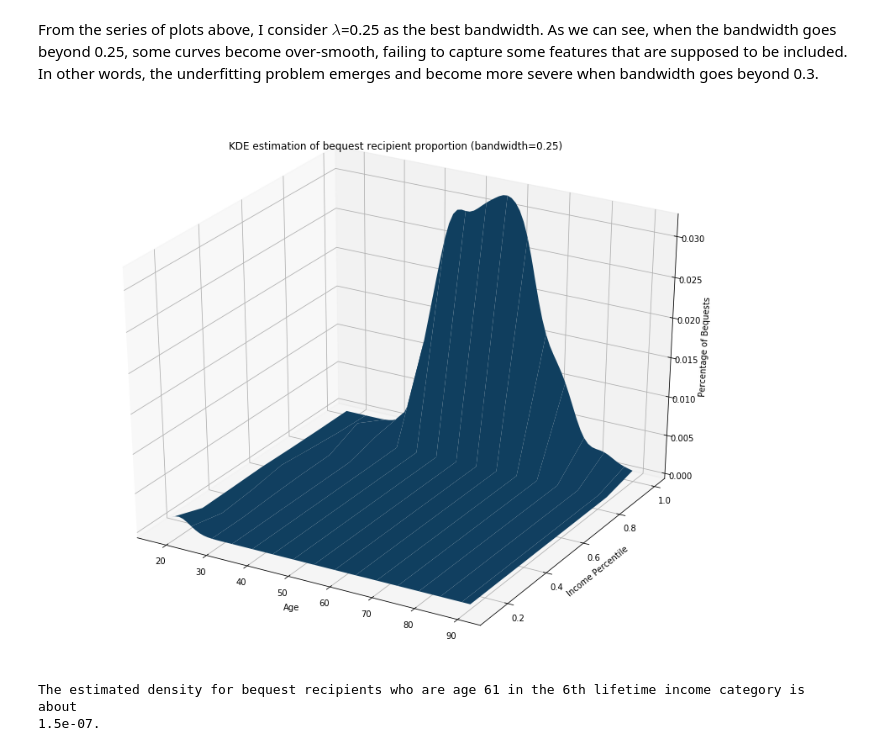
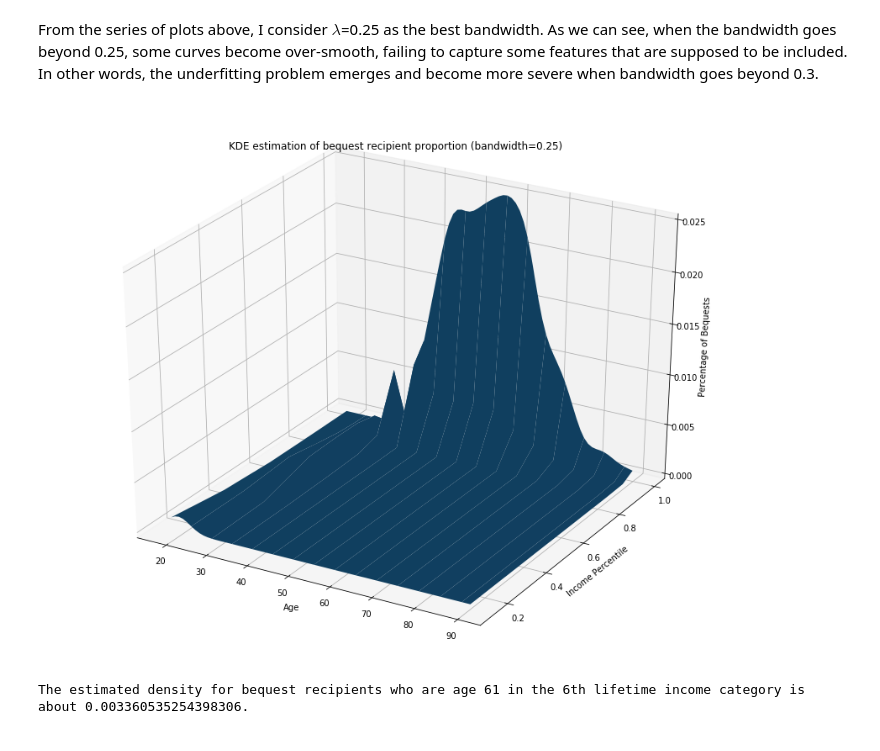
Before and after one commit to timqzhang/persp-research-econ_Spr20, a Jupyter notebook: ProblemSets/PS1/hw1-sol-QianZhang.ipynb, the cells around one changed output. Saved outputs shown, nothing was run; the diff lists cells and outputs as text; code cells hidden in the pictures.

```diff
--- a/ProblemSets/PS1/hw1-sol-QianZhang.ipynb
+++ b/ProblemSets/PS1/hw1-sol-QianZhang.ipynb
@@ -211,6 +205,7 @@ Therefore, I would like to plot a series of plots with lambda from 0 to 1, step
 
 fig=plt.figure(figsize=(40,80))
 gs = fig.add_gridspec(7, 3)
+coords = np.vstack([item.ravel() for item in [age_mat, income_mat]])
 
 bandwidth=0.0
 for i in range(7):
@@ -221,28 +216,17 @@ for i in range(7):
 
         kernel = gaussian_kde(ind_df.T, bw_method=bandwidth)
 
-        age_min = ind_df['age'].min()
-        age_max = ind_df['age'].max()
-        income_min = ind_df['income_pctl'].min()
-        income_max = ind_df['income_pctl'].max()
-
-        age_i, inc_i = np.mgrid[age_min:age_max:73j,
-                                      income_min:income_max:7j]
-        coords = np.vstack([item.ravel() for item in [age_i, inc_i]])
-
-        Z = np.reshape(kernel(coords), age_i.shape)
+        Z = np.reshape(kernel(coords), age_mat.shape)
         Z_scaled = Z / float(np.sum(Z))
 
         ax = fig.add_subplot(gs[i,j], projection='3d')
-        ax.plot_surface(age_i, inc_i, Z_scaled, rstride=5)
+        ax.plot_surface(age_mat, income_mat, Z_scaled, rstride=5)
         ax.set_xlabel("Age")
         ax.set_ylabel("Income Percentile")
         ax.set_zlabel("Percentage of Bequests")
         ax.set_title(r'Bandwidth={}'.format(round(bandwidth,2)),fontsize=25)
-        np.vstack([item.ravel() for item in [age_i, inc_i]])
         if int(bandwidth)==1:
             break
-
     if int(bandwidth)==1:
         break
 # %% [output]
@@ -252,37 +236,26 @@ From the series of plots above, I consider $\lambda$=0.25 as the best bandwidth.
 # %%
 # fit the KDE with bandwidth = 0.25
 
 fig=plt.figure(figsize=(15,12))
 
 bandwidth=0.25
 
 kernel = gaussian_kde(ind_df.T, bw_method=bandwidth)
 
-age_min = ind_df['age'].min()
-age_max = ind_df['age'].max()
-income_min = ind_df['income_pctl'].min()
-income_max = ind_df['income_pctl'].max()
-
-age_i, inc_i = np.mgrid[age_min:age_max:73j,
-                                      income_min:income_max:7j]
-coords = np.vstack([item.ravel() for item in [age_i, inc_i]])
-
-Z = np.reshape(kernel(coords), age_i.shape)
+Z = np.reshape(kernel(coords), age_mat.shape)
 Z_scaled = Z / float(np.sum(Z))
 ax = fig.gca(projection='3d')
-ax.plot_surface(age_i, inc_i, Z_scaled, rstride=5)
+ax.plot_surface(age_mat, income_mat, Z_scaled, rstride=5)
 ax.set_xlabel("Age")
 ax.set_ylabel("Income Percentile")
 ax.set_zlabel("Percentage of Bequests")
 ax.set_title(r'KDE estimation of bequest recipient proportion (bandwidth=0.25)'.format(round(bandwidth,2)))
-np.vstack([item.ravel() for item in [age_i, inc_i]])
 plt.show()
 # %% [output]
-[figure, old version]
+[figure, new version]
 # %%
 # calc the estimated density
 
-print('The estimated density for bequest recipients who are age 61 in the 6th lifetime income category is about\n{}.'.format(round(Z_scaled[61-18+1][5],9)))
+print('The estimated density for bequest recipients who are age 61 in the 6th lifetime income category is about {}.'.format(Z_scaled[61-18+1][5],9))
 # %% [output]
-The estimated density for bequest recipients who are age 61 in the 6th lifetime income category is about
-1.5e-07.
+The estimated density for bequest recipients who are age 61 in the 6th lifetime income category is about 0.003360535254398306.
```
Also changed, not shown: parts of 5 cells of this notebook.
